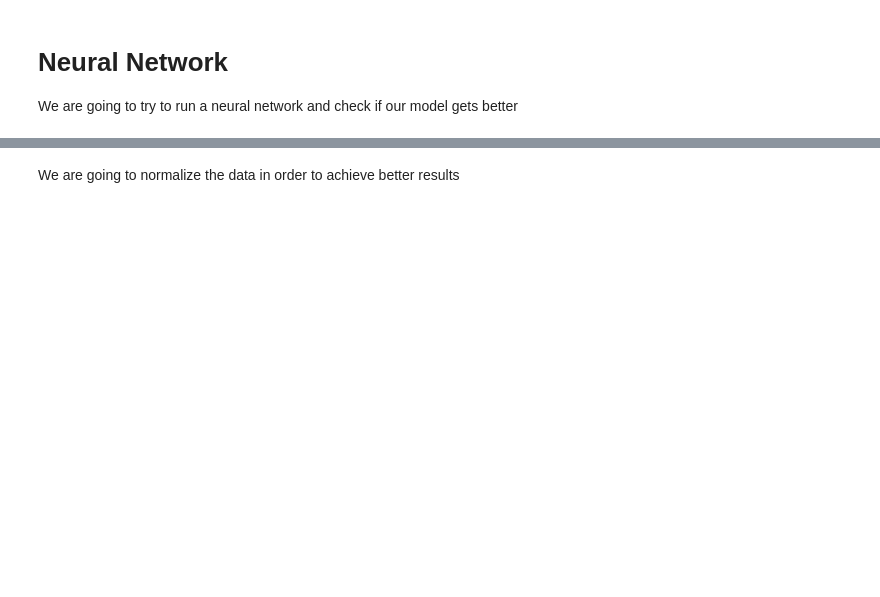
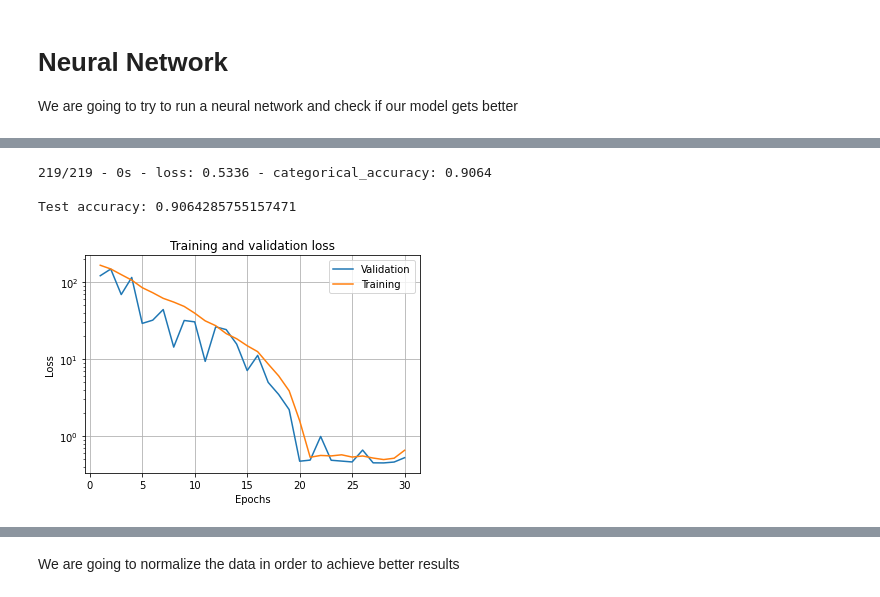
Before and after one commit to sarasabino/Accident_Rate_Project, a Jupyter notebook: Src/Notebooks/Model_selection.ipynb, the cells around one changed output, grey strips where cells are left out. Cells and saved outputs as stored; diff of their text form; code cells hidden in the pictures; blank space fills up the shorter version.

```diff
--- a/Src/Notebooks/Model_selection.ipynb
+++ b/Src/Notebooks/Model_selection.ipynb
@@ -1003,0 +1127,10 @@ X_train.shape
+# %%
+model = keras.Sequential([
+                          keras.layers.Dense(32, input_shape=(15,), activation='relu'),
+                          keras.layers.Dense(16, activation='relu'),
+                          keras.layers.Dense(2, activation='softmax')
+])
+# %%
+model.compile(optimizer=optimizers.RMSprop(),
+              loss='sparse_categorical_crossentropy',
+              metrics=[metrics.categorical_accuracy])
@@ -1003,0 +1154,6 @@ X_train.shape
+# %%
+# we transform the target columns into numeric values 0-NO / 1-yes to feed the algorithm
+y_train_r = y_train.replace('Yes', 1).replace('No', 0)
+y_test_r = y_test.replace('Yes', 1).replace('No', 0)
+# %%
+h = model.fit(X_train, y_train_r, epochs=30,  batch_size=10, validation_split=.2)
@@ -1003,0 +1178,8 @@ X_train.shape
+# %%
+test_loss, test_acc = model.evaluate(X_test, y_test_r, verbose=2)
+
+print('\nTest accuracy:', test_acc)
+# %% [output]
+219/219 - 0s - loss: 0.5336 - categorical_accuracy: 0.9064
+
+Test accuracy: 0.9064285755157471
@@ -1003,0 +1211,4 @@ X_train.shape
+# %%
+plot_metric(h, 'loss')
+# %% [output]
+[figure, added]
```
Also changed, not shown: parts of 88 cells of this notebook.
